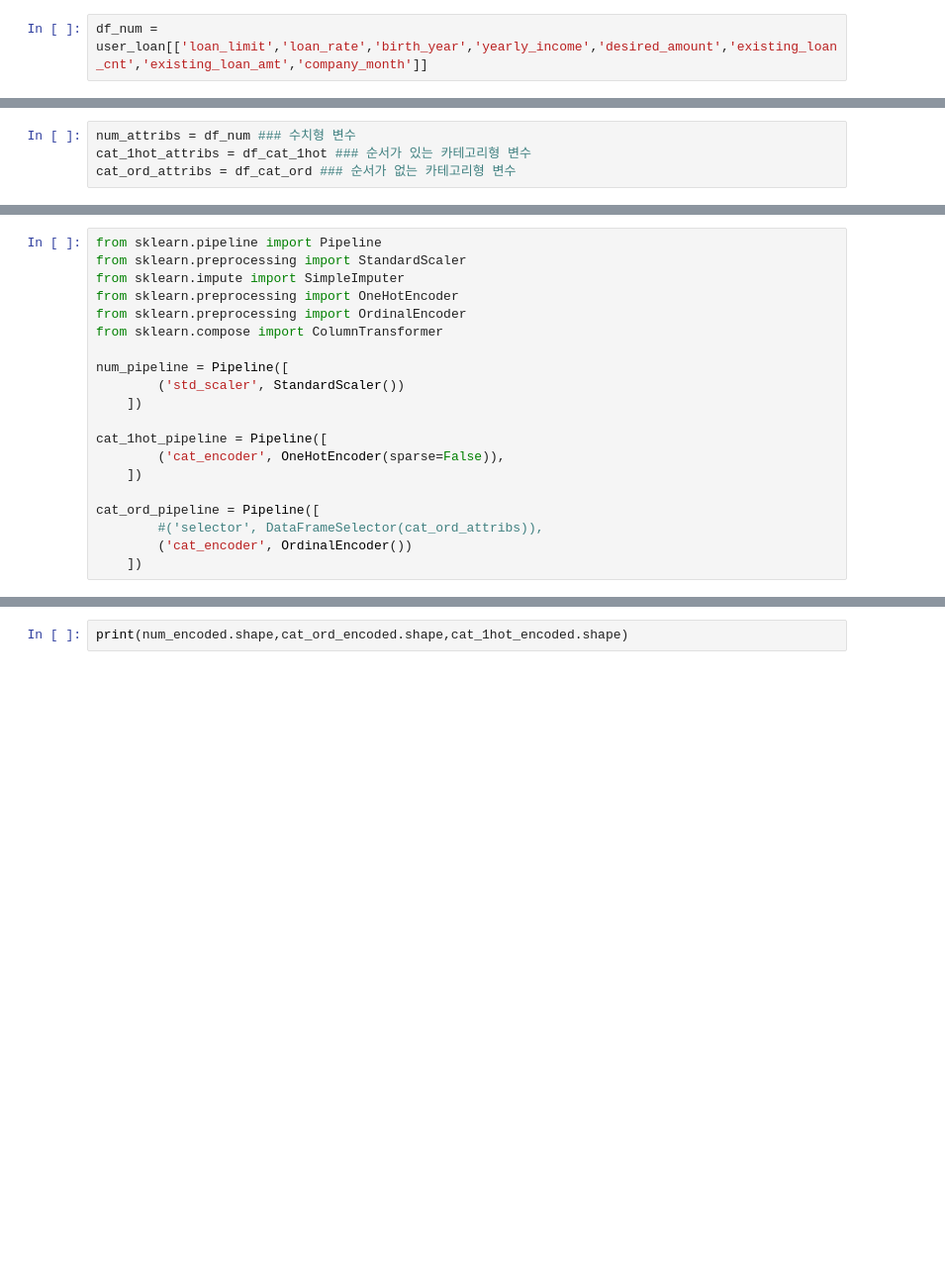
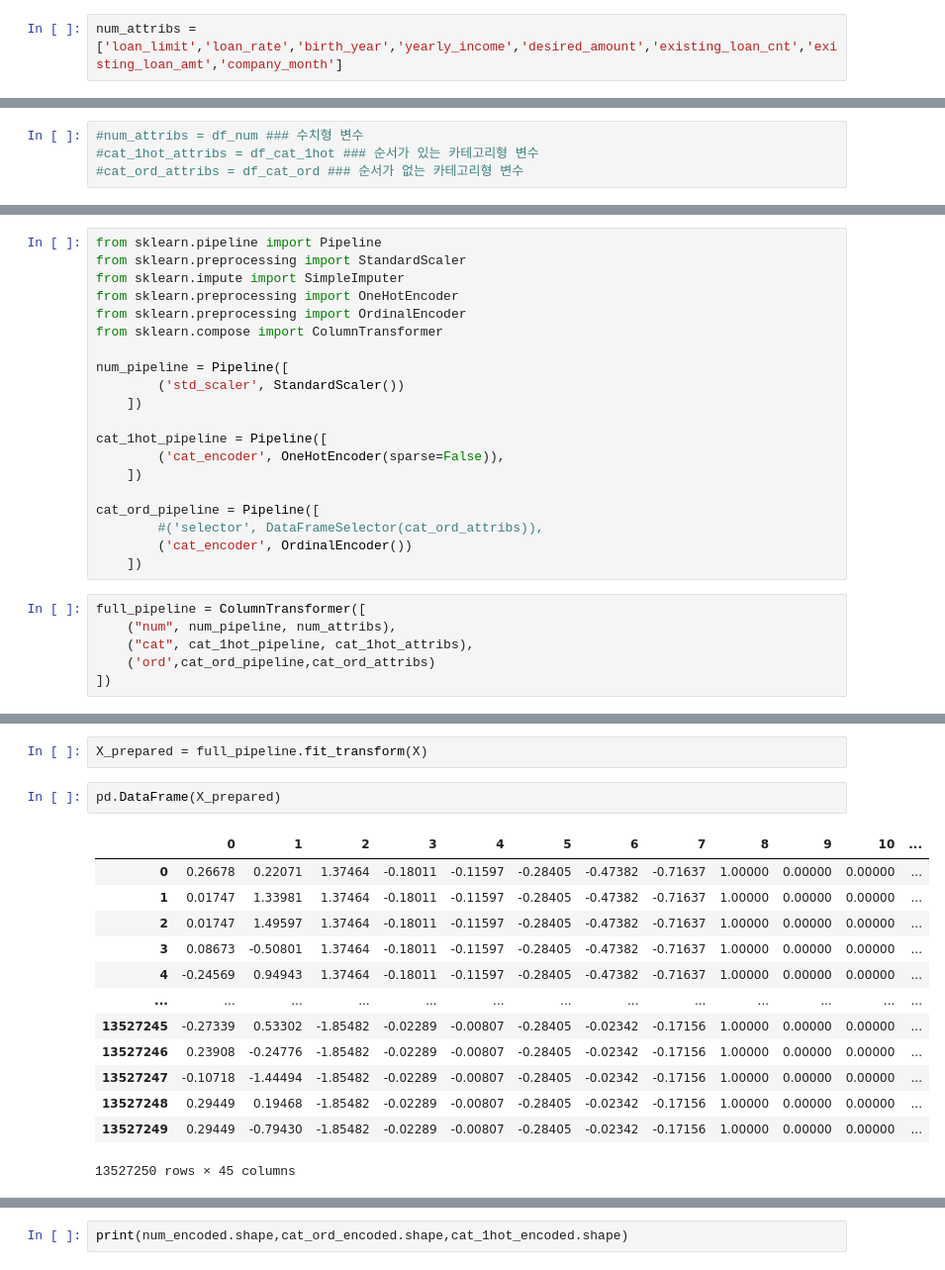
Before and after one commit to YoonJiHwan98/BigContest_Project, a Jupyter notebook: code/bigcon_data_preprocess.ipynb, the cells around one changed output, grey strips where cells are left out. Shown at 99% size. Cells and saved outputs as stored; diff of their text form; blank space fills up the shorter version.

```diff
--- a/code/bigcon_data_preprocess.ipynb
+++ b/code/bigcon_data_preprocess.ipynb
@@ -517,5 +512,5 @@ df_cat_ord
 # %% [markdown]
 ### Numberic
 # %%
-df_num = user_loan[['loan_limit','loan_rate','birth_year','yearly_income','desired_amount','existing_loan_cnt','existing_loan_amt','company_month']]
+num_attribs = ['loan_limit','loan_rate','birth_year','yearly_income','desired_amount','existing_loan_cnt','existing_loan_amt','company_month']
 # %%
@@ -559,9 +532,9 @@ memory usage: 928.8 MB
 # def Data_type_selector(df):
 #     print(df.dtypes)
 # %%
-num_attribs = df_num ### 수치형 변수
-cat_1hot_attribs = df_cat_1hot ### 순서가 있는 카테고리형 변수
-cat_ord_attribs = df_cat_ord ### 순서가 없는 카테고리형 변수
+#num_attribs = df_num ### 수치형 변수
+#cat_1hot_attribs = df_cat_1hot ### 순서가 있는 카테고리형 변수
+#cat_ord_attribs = df_cat_ord ### 순서가 없는 카테고리형 변수
 # %%
 from sklearn.base import BaseEstimator, TransformerMixin
 
@@ -599,3 +572,9 @@ cat_ord_pipeline = Pipeline([
         #('selector', DataFrameSelector(cat_ord_attribs)),
         ('cat_encoder', OrdinalEncoder())
     ])
+# %%
+full_pipeline = ColumnTransformer([
+    ("num", num_pipeline, num_attribs),
+    ("cat", cat_1hot_pipeline, cat_1hot_attribs),
+    ('ord',cat_ord_pipeline,cat_ord_attribs)
+])
@@ -602 +597,19 @@ cat_ord_pipeline = Pipeline([
+# %%
+X_prepared = full_pipeline.fit_transform(X)
+# %%
+pd.DataFrame(X_prepared)
+# %% [output]
+|  | 0 | 1 | 2 | 3 | 4 | 5 | 6 | 7 | 8 | 9 | 10 | ... |
+| 0 | 0.26678 | 0.22071 | 1.37464 | -0.18011 | -0.11597 | -0.28405 | -0.47382 | -0.71637 | 1.00000 | 0.00000 | 0.00000 | ... |
+| 1 | 0.01747 | 1.33981 | 1.37464 | -0.18011 | -0.11597 | -0.28405 | -0.47382 | -0.71637 | 1.00000 | 0.00000 | 0.00000 | ... |
+| 2 | 0.01747 | 1.49597 | 1.37464 | -0.18011 | -0.11597 | -0.28405 | -0.47382 | -0.71637 | 1.00000 | 0.00000 | 0.00000 | ... |
+| 3 | 0.08673 | -0.50801 | 1.37464 | -0.18011 | -0.11597 | -0.28405 | -0.47382 | -0.71637 | 1.00000 | 0.00000 | 0.00000 | ... |
+| 4 | -0.24569 | 0.94943 | 1.37464 | -0.18011 | -0.11597 | -0.28405 | -0.47382 | -0.71637 | 1.00000 | 0.00000 | 0.00000 | ... |
+| ... | ... | ... | ... | ... | ... | ... | ... | ... | ... | ... | ... | ... |
+| 13527245 | -0.27339 | 0.53302 | -1.85482 | -0.02289 | -0.00807 | -0.28405 | -0.02342 | -0.17156 | 1.00000 | 0.00000 | 0.00000 | ... |
+| 13527246 | 0.23908 | -0.24776 | -1.85482 | -0.02289 | -0.00807 | -0.28405 | -0.02342 | -0.17156 | 1.00000 | 0.00000 | 0.00000 | ... |
+| 13527247 | -0.10718 | -1.44494 | -1.85482 | -0.02289 | -0.00807 | -0.28405 | -0.02342 | -0.17156 | 1.00000 | 0.00000 | 0.00000 | ... |
+| 13527248 | 0.29449 | 0.19468 | -1.85482 | -0.02289 | -0.00807 | -0.28405 | -0.02342 | -0.17156 | 1.00000 | 0.00000 | 0.00000 | ... |
+| 13527249 | 0.29449 | -0.79430 | -1.85482 | -0.02289 | -0.00807 | -0.28405 | -0.02342 | -0.17156 | 1.00000 | 0.00000 | 0.00000 | ... |
+13527250 rows × 45 columns
 # %%
```
Also changed, not shown: parts of 17 cells of this notebook.
